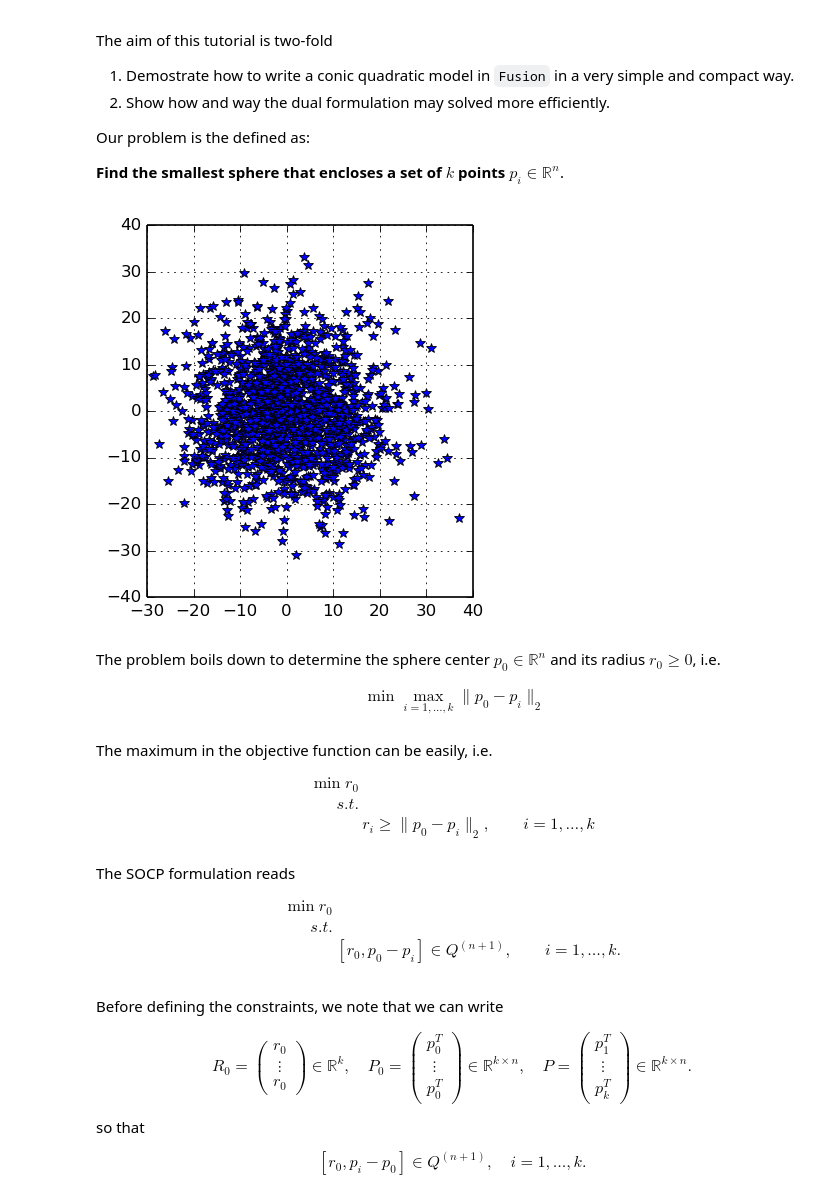
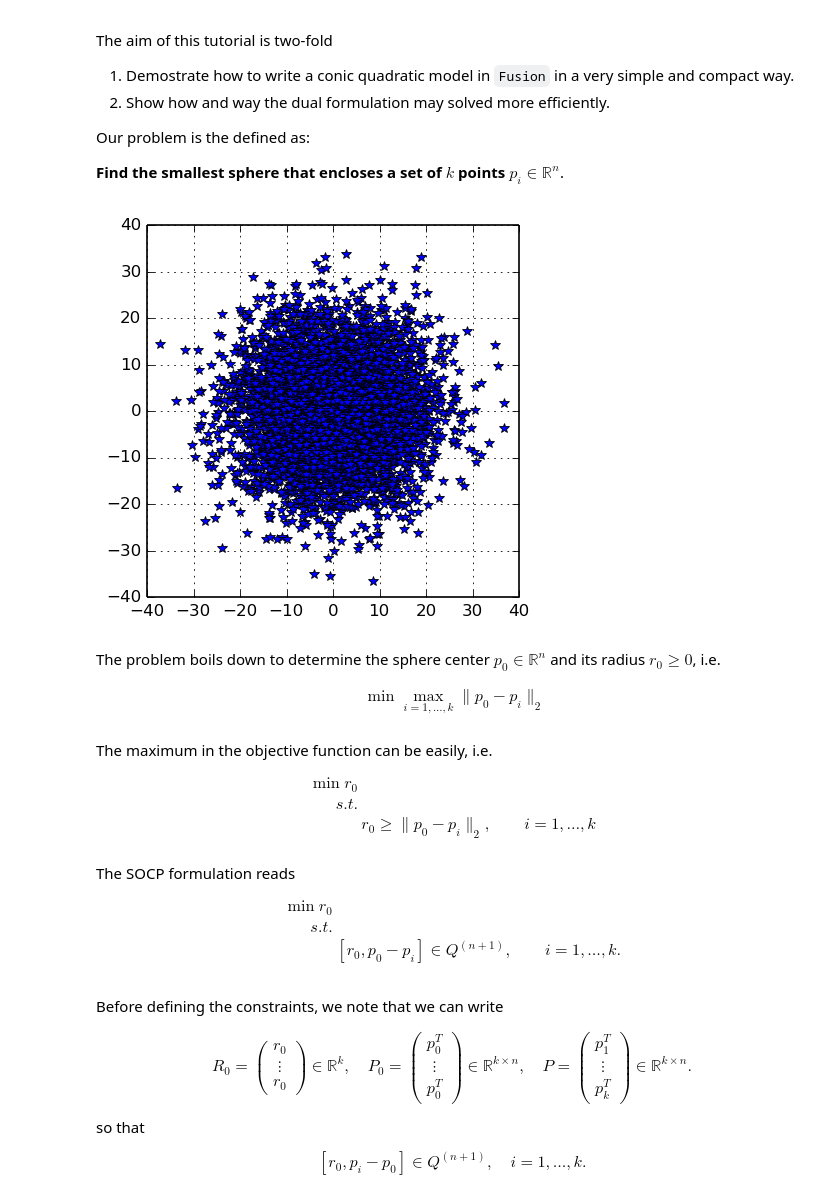
Before and after one commit to MOSEK/Tutorials, a Jupyter notebook: Fusion/minimum ellipsoid.ipynb, the cells around one changed output. Drawn from its saved outputs; the diff is of its cells as text; code cells hidden in the pictures.

```diff
--- a/Fusion/minimum ellipsoid.ipynb
+++ b/Fusion/minimum ellipsoid.ipynb
@@ -16,32 +16,32 @@ Our problem is the defined as:
 # %%
 %matplotlib inline
 import matplotlib.pyplot as plt
 import matplotlib.patches as mpatches
 import random
 
 def plot_points(p, p0=[], r0=0.):
     n,k= len(p0), len(p)
 
     plt.rc('savefig',dpi=120)
 
     fig, ax = plt.subplots()
     ax.set_aspect('equal')
     ax.plot([ p[i][0] for i in range(k)], [ p[i][1] for i in range(k)], 'b*')
 
     if len(p0)>0:
         ax.plot(  p0[0],p0[1], 'r.')
         ax.add_patch( mpatches.Circle( p0,  r0 ,  fc="w", ec="r", lw=1.5) )
     plt.grid()
     plt.show()
 
 n = 2
-k = 1500
+k = 5000
 
 p=  [ [random.gauss(0.,10.) for nn in range(n)] for kk in range(k)]
 
 plot_points(p)
 # %% [output]
-[figure, old version]
+[figure, new version]
 # %% [markdown]
 The problem boils down to determine the sphere center $p_0\in \mathbb{R}^n$ and its radius $r_0\geq 0$, i.e.
 
@@ -58,7 +58,7 @@ The maximum in the objective function can be easily, i.e.
   \begin{aligned}
 \min r_0 & & &\\
 s.t.& & &\\
-& r_i \geq \| p_0 - p_i\|_2 ,& \quad & i=1,\ldots,k\\
+& r_0 \geq \| p_0 - p_i\|_2 ,& \quad & i=1,\ldots,k\\
 \end{aligned}
 \end{equation}
 
```
Also changed, not shown: parts of 10 cells of this notebook, 1 other file.
